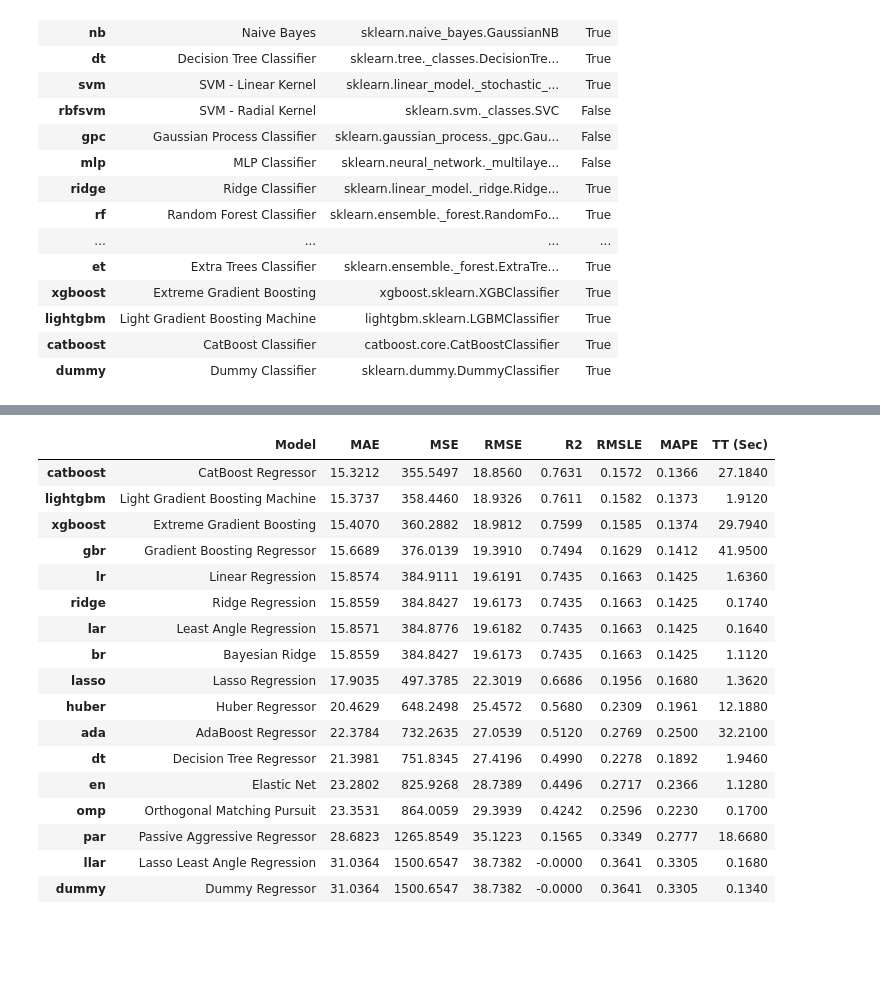
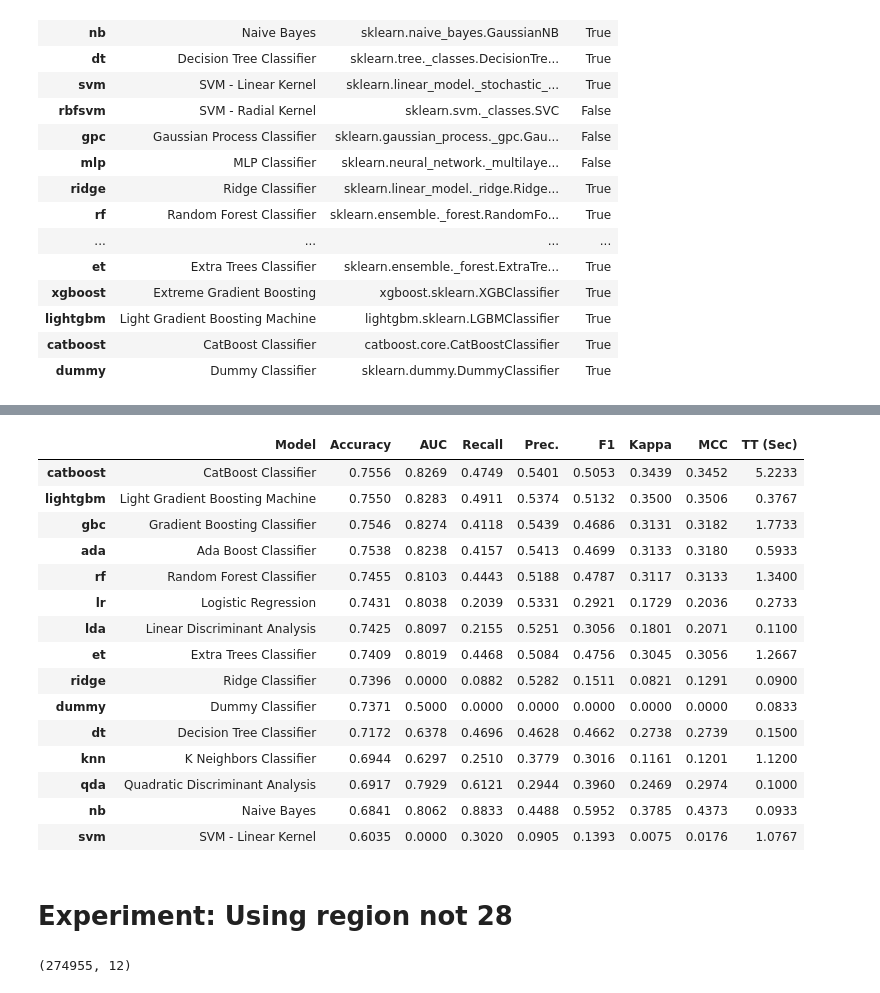
Before and after one commit to gsundeep-tech/churn-prediction, a Jupyter notebook: notebooks/pycaret analysis.ipynb, the cells around one changed output, grey strips where cells are left out. Saved outputs shown, nothing was run; the diff lists cells and outputs as text; code cells hidden in the pictures; blank space fills up the shorter version.

```diff
--- a/notebooks/pycaret analysis.ipynb
+++ b/notebooks/pycaret analysis.ipynb
@@ -241,21 +152,21 @@ reg3 = setup(data=train_data, target='salary', ignore_features=['jobId'], high_c
-# %%
-best3 = compare_models(n_select=3, fold=5, exclude = ['rf', 'et', 'knn'])
-# %% [output]
-|  | Model | MAE | MSE | RMSE | R2 | RMSLE | MAPE | TT (Sec) |
-| catboost | CatBoost Regressor | 15.3212 | 355.5497 | 18.8560 | 0.7631 | 0.1572 | 0.1366 | 27.1840 |
-| lightgbm | Light Gradient Boosting Machine | 15.3737 | 358.4460 | 18.9326 | 0.7611 | 0.1582 | 0.1373 | 1.9120 |
-| xgboost | Extreme Gradient Boosting | 15.4070 | 360.2882 | 18.9812 | 0.7599 | 0.1585 | 0.1374 | 29.7940 |
-| gbr | Gradient Boosting Regressor | 15.6689 | 376.0139 | 19.3910 | 0.7494 | 0.1629 | 0.1412 | 41.9500 |
-| lr | Linear Regression | 15.8574 | 384.9111 | 19.6191 | 0.7435 | 0.1663 | 0.1425 | 1.6360 |
-| ridge | Ridge Regression | 15.8559 | 384.8427 | 19.6173 | 0.7435 | 0.1663 | 0.1425 | 0.1740 |
-| lar | Least Angle Regression | 15.8571 | 384.8776 | 19.6182 | 0.7435 | 0.1663 | 0.1425 | 0.1640 |
-| br | Bayesian Ridge | 15.8559 | 384.8427 | 19.6173 | 0.7435 | 0.1663 | 0.1425 | 1.1120 |
-| lasso | Lasso Regression | 17.9035 | 497.3785 | 22.3019 | 0.6686 | 0.1956 | 0.1680 | 1.3620 |
-| huber | Huber Regressor | 20.4629 | 648.2498 | 25.4572 | 0.5680 | 0.2309 | 0.1961 | 12.1880 |
-| ada | AdaBoost Regressor | 22.3784 | 732.2635 | 27.0539 | 0.5120 | 0.2769 | 0.2500 | 32.2100 |
-| dt | Decision Tree Regressor | 21.3981 | 751.8345 | 27.4196 | 0.4990 | 0.2278 | 0.1892 | 1.9460 |
-| en | Elastic Net | 23.2802 | 825.9268 | 28.7389 | 0.4496 | 0.2717 | 0.2366 | 1.1280 |
-| omp | Orthogonal Matching Pursuit | 23.3531 | 864.0059 | 29.3939 | 0.4242 | 0.2596 | 0.2230 | 0.1700 |
-| par | Passive Aggressive Regressor | 28.6823 | 1265.8549 | 35.1223 | 0.1565 | 0.3349 | 0.2777 | 18.6680 |
-| llar | Lasso Least Angle Regression | 31.0364 | 1500.6547 | 38.7382 | -0.0000 | 0.3641 | 0.3305 | 0.1680 |
-| dummy | Dummy Regressor | 31.0364 | 1500.6547 | 38.7382 | -0.0000 | 0.3641 | 0.3305 | 0.1340 |
+# %%
+best = compare_models(fold=3)
+# %% [output]
+|  | Model | Accuracy | AUC | Recall | Prec. | F1 | Kappa | MCC | TT (Sec) |
+| catboost | CatBoost Classifier | 0.7556 | 0.8269 | 0.4749 | 0.5401 | 0.5053 | 0.3439 | 0.3452 | 5.2233 |
+| lightgbm | Light Gradient Boosting Machine | 0.7550 | 0.8283 | 0.4911 | 0.5374 | 0.5132 | 0.3500 | 0.3506 | 0.3767 |
+| gbc | Gradient Boosting Classifier | 0.7546 | 0.8274 | 0.4118 | 0.5439 | 0.4686 | 0.3131 | 0.3182 | 1.7733 |
+| ada | Ada Boost Classifier | 0.7538 | 0.8238 | 0.4157 | 0.5413 | 0.4699 | 0.3133 | 0.3180 | 0.5933 |
+| rf | Random Forest Classifier | 0.7455 | 0.8103 | 0.4443 | 0.5188 | 0.4787 | 0.3117 | 0.3133 | 1.3400 |
+| lr | Logistic Regression | 0.7431 | 0.8038 | 0.2039 | 0.5331 | 0.2921 | 0.1729 | 0.2036 | 0.2733 |
+| lda | Linear Discriminant Analysis | 0.7425 | 0.8097 | 0.2155 | 0.5251 | 0.3056 | 0.1801 | 0.2071 | 0.1100 |
+| et | Extra Trees Classifier | 0.7409 | 0.8019 | 0.4468 | 0.5084 | 0.4756 | 0.3045 | 0.3056 | 1.2667 |
+| ridge | Ridge Classifier | 0.7396 | 0.0000 | 0.0882 | 0.5282 | 0.1511 | 0.0821 | 0.1291 | 0.0900 |
+| dummy | Dummy Classifier | 0.7371 | 0.5000 | 0.0000 | 0.0000 | 0.0000 | 0.0000 | 0.0000 | 0.0833 |
+| dt | Decision Tree Classifier | 0.7172 | 0.6378 | 0.4696 | 0.4628 | 0.4662 | 0.2738 | 0.2739 | 0.1500 |
+| knn | K Neighbors Classifier | 0.6944 | 0.6297 | 0.2510 | 0.3779 | 0.3016 | 0.1161 | 0.1201 | 1.1200 |
+| qda | Quadratic Discriminant Analysis | 0.6917 | 0.7929 | 0.6121 | 0.2944 | 0.3960 | 0.2469 | 0.2974 | 0.1000 |
+| nb | Naive Bayes | 0.6841 | 0.8062 | 0.8833 | 0.4488 | 0.5952 | 0.3785 | 0.4373 | 0.0933 |
+| svm | SVM - Linear Kernel | 0.6035 | 0.0000 | 0.3020 | 0.0905 | 0.1393 | 0.0075 | 0.0176 | 1.0767 |
+# %% [markdown]
+# Experiment: Using region not 28
@@ -261,0 +175,4 @@ best3 = compare_models(n_select=3, fold=5, exclude = ['rf', 'et', 'knn'])
+# %%
+train_data_not_28.shape
+# %% [output]
+(274955, 12)
```
Also changed, not shown: parts of 44 cells of this notebook, 42 other files.
